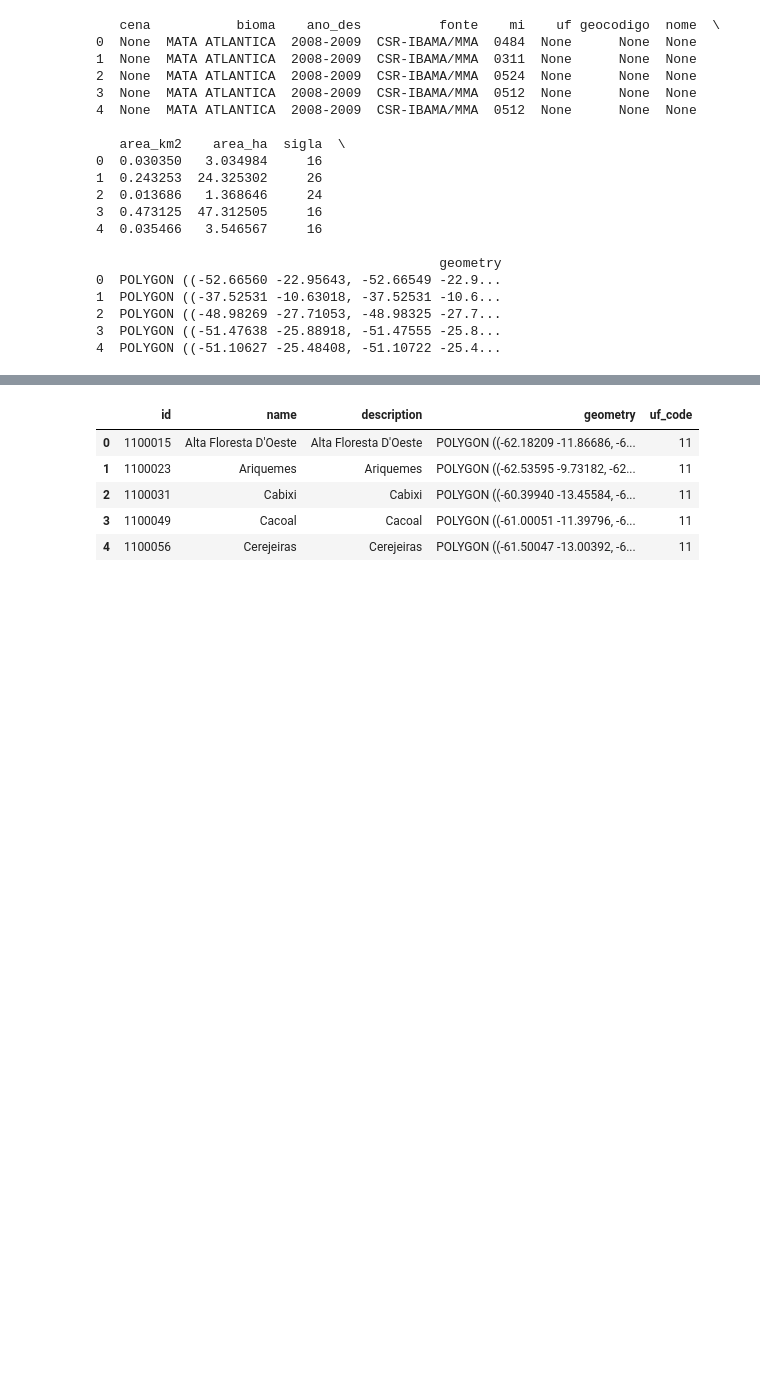
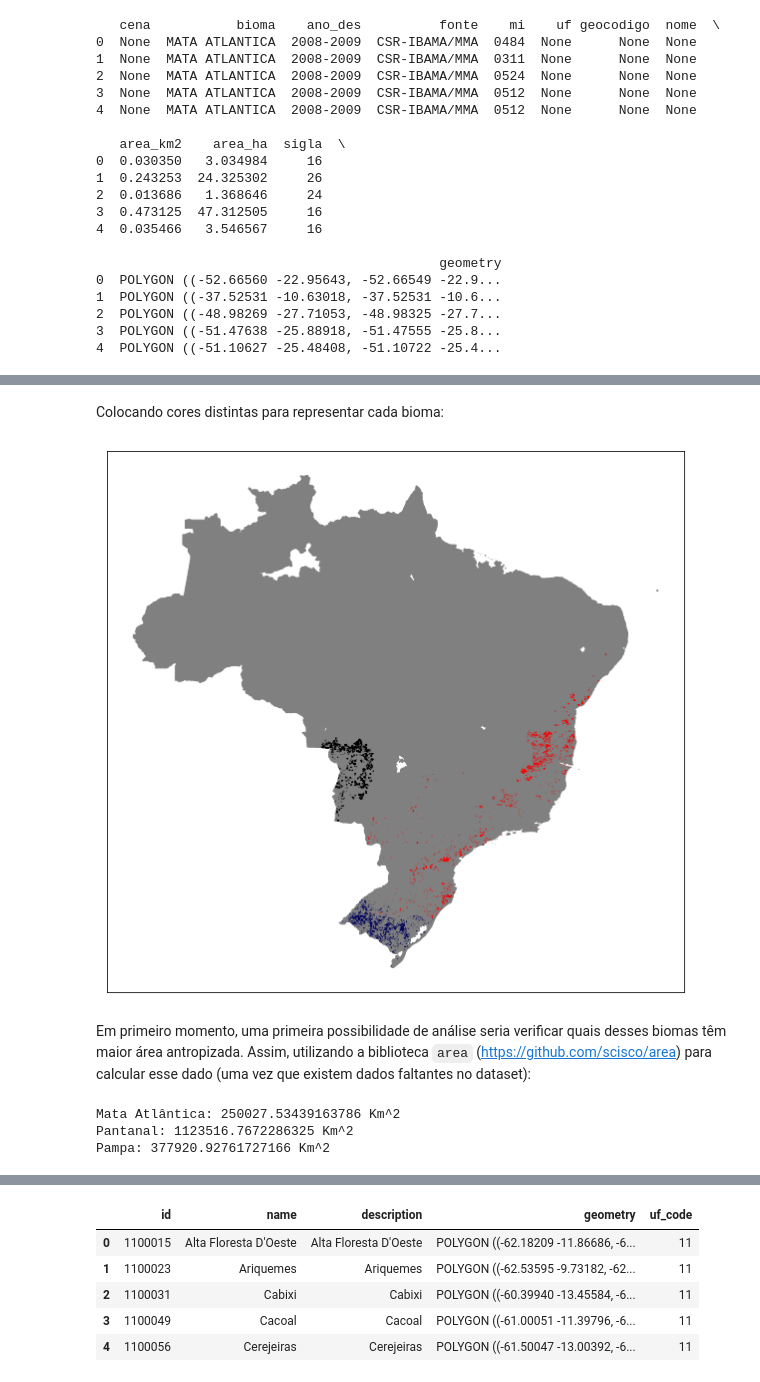
Before and after one commit to Perez-Amanda/Banco_de_Dados-A2, a Jupyter notebook: migrations.ipynb, the cells around one changed output, grey strips where cells are left out. Saved outputs shown, nothing was run; the diff lists cells and outputs as text; code cells hidden in the pictures; blank space fills up the shorter version.

```diff
--- a/migrations.ipynb
+++ b/migrations.ipynb
@@ -125,17 +137,12 @@ print(client.list_database_names())
 # %%
 #Passando os dados do banco para o geopandas
-#data, states, mata, pampa, pantanal = db.data, db.states, db.mata, db.pampa, db.pantanal
 dados = gpd.GeoDataFrame(list(db.data.find()))
 estados = gpd.GeoDataFrame(list(db.states.find()))
 mata = gpd.GeoDataFrame(list(db.mata.find()))
-#pampa = gpd.GeoDataFrame(list(pampa.find()))
-#pantanal = gpd.GeoDataFrame(list(pantanal.find()))
+pampa = gpd.GeoDataFrame(list(db.pampa.find()))
+pantanal = gpd.GeoDataFrame(list(db.pantanal.find()))
 
 dados_json = list(db.data.find())
 mata_json = list(db.mata.find())
-print('Dados: \n',
-      dados.head(),
-      '\n \n--------------------- \n\nEstados:\n',
-      estados.head(),
-      '\n \n--------------------- \n\nMata Atlântica:\n',
-      mata.head())
+pampa_json = list(db.pampa.find())
+pantanal_json = list(db.pantanal.find())
@@ -219,0 +299,43 @@ print(mata_atl.head())
+# %% [markdown]
+Colocando cores distintas para representar cada bioma:
+# %%
+a = dados.plot(color='grey', edgecolor='grey', figsize=(20, 10))
+b = biomas[biomas.bioma=='PAMPA'].plot(ax=a, color='#03045e', edgecolor='#03045e', figsize=(20, 10))
+c = biomas[biomas.bioma=='PANTANAL'].plot(ax=b, color='black', edgecolor='black', figsize=(20, 10))
+biomas[biomas.bioma=='MATA ATLANTICA'].plot(ax=c, color='red', edgecolor='red', figsize=(20, 10))
+plt.xticks(())
+plt.yticks(())
+plt.show()
+#azul = pampa
+#preto = pantanal
+#vermelho = mata atlantica (não tô conseguindo colocar legenda...)
+# %% [output]
+[figure, added]
+# %% [markdown]
+Em primeiro momento, uma primeira possibilidade de análise seria verificar quais desses biomas têm maior área antropizada. Assim, utilizando a biblioteca `area` (<https://github.com/scisco/area>) para calcular esse dado (uma vez que existem dados faltantes no dataset):
+# %%
+from area import area
+
+#pantanal
+area_pantanal = 0
+for item in pantanal_json:
+    area_pantanal += area(item['geometry']) #retorna area em m^2
+area_pantanal = area_pantanal/1000 # km^2
+
+#pampa
+area_pampa = 0
+for item in pampa_json:
+    area_pampa += area(item['geometry']) #retorna area em m^2
+area_pampa = area_pampa/1000 # km^2
+
+#mata atlantica
+area_mata = 0
+for item in mata_json:
+    area_mata += area(item['geometry']) #retorna area em m^2
+area_mata = area_mata/1000 # km^2
+
+print(f'Mata Atlântica: {area_mata} Km^2\nPantanal: {area_pantanal} Km^2\nPampa: {area_pampa} Km^2')
+# %% [output]
+Mata Atlântica: 250027.53439163786 Km^2
+Pantanal: 1123516.7672286325 Km^2
+Pampa: 377920.92761727166 Km^2
```
Also changed, not shown: parts of 28 cells of this notebook.
